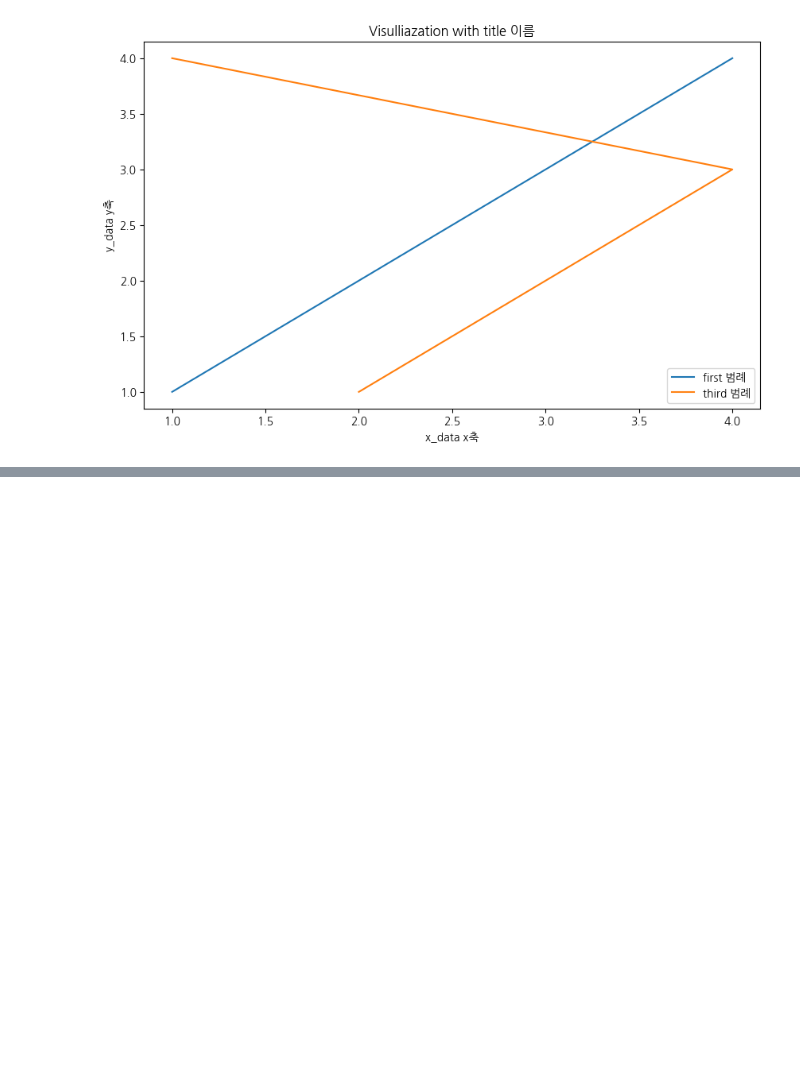
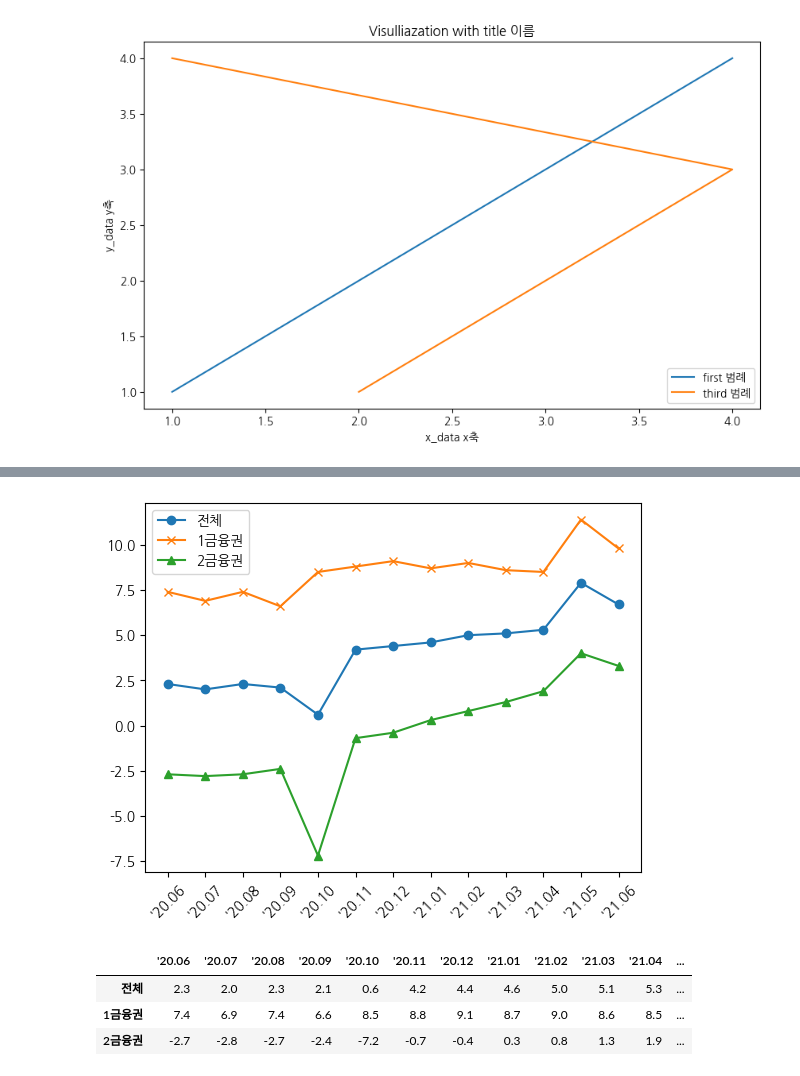
Before and after one commit to Huey-fitpet/study_pandas, a Jupyter notebook: codes/12.visuallization_plots.ipynb, the cells around one changed output, grey strips where cells are left out. Drawn from its saved outputs; the diff is of its cells as text; code cells hidden in the pictures; blank space fills up the shorter version.

Commit message:
feat: index modify ing

```diff
--- a/codes/12.visuallization_plots.ipynb
+++ b/codes/12.visuallization_plots.ipynb
@@ -44,6 +44,7 @@ plt.show()
 # %%
 import matplotlib as mpl # 한글 폰트 설정 (NanumGothic)
 mpl.rcParams['font.family'] = 'NanumGothic'
+mpl.rcParams['axes.unicode_minus'] = False  # 마이너스 기호 깨짐 방지
 # %%
 
 plt.plot(first_x_data, first_y_data, label='first 범례')
@@ -74,0 +80,4 @@ plt.show()
+# %%
+df_loan = pd.read_excel('../datasets/loan.xlsx', index_col=0, header=[0,1])
+df_loan.info()
+# df_loan.describe()
@@ -74,0 +109,3 @@ plt.show()
+# %%
+df_loan_fee = df_loan["대출잔액"]
+df_loan_fee
@@ -74,0 +144,3 @@ plt.show()
+# %%
+df_loan_fee_sort = df_loan_fee[::-1]
+df_loan_fee_sort
@@ -74,0 +175,16 @@ plt.show()
+# %%
+plt.plot(df_loan_fee_sort.index, df_loan_fee_sort["전체"], label='전체', marker='o')
+plt.plot(df_loan_fee_sort.index, df_loan_fee_sort["1금융권"], label='1금융권', marker='x')
+plt.plot(df_loan_fee_sort.index, df_loan_fee_sort["2금융권"], label='2금융권', marker='^')
+plt.legend()
+plt.xticks(rotation=45)
+plt.show()
+# %% [output]
+[figure, added]
+# %%
+df_loan_fee_sort.transpose() # 행,열 변환
+# %% [output]
+|  | '20.06 | '20.07 | '20.08 | '20.09 | '20.10 | '20.11 | '20.12 | '21.01 | '21.02 | '21.03 | '21.04 | ... |
+| 전체 | 2.3 | 2.0 | 2.3 | 2.1 | 0.6 | 4.2 | 4.4 | 4.6 | 5.0 | 5.1 | 5.3 | ... |
+| 1금융권 | 7.4 | 6.9 | 7.4 | 6.6 | 8.5 | 8.8 | 9.1 | 8.7 | 9.0 | 8.6 | 8.5 | ... |
+| 2금융권 | -2.7 | -2.8 | -2.7 | -2.4 | -7.2 | -0.7 | -0.4 | 0.3 | 0.8 | 1.3 | 1.9 | ... |
```
Also changed, not shown: parts of 11 cells of this notebook, 8 other files.
